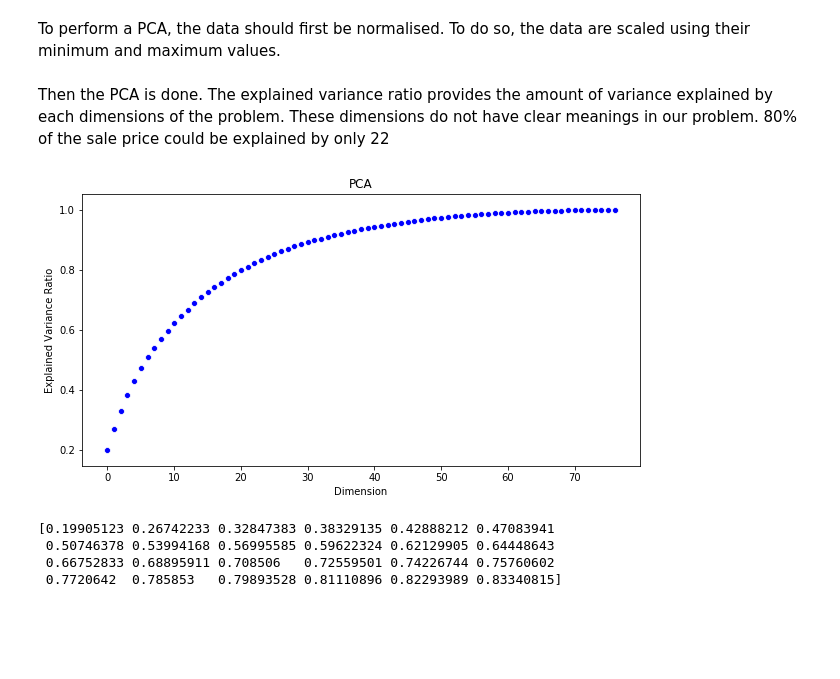
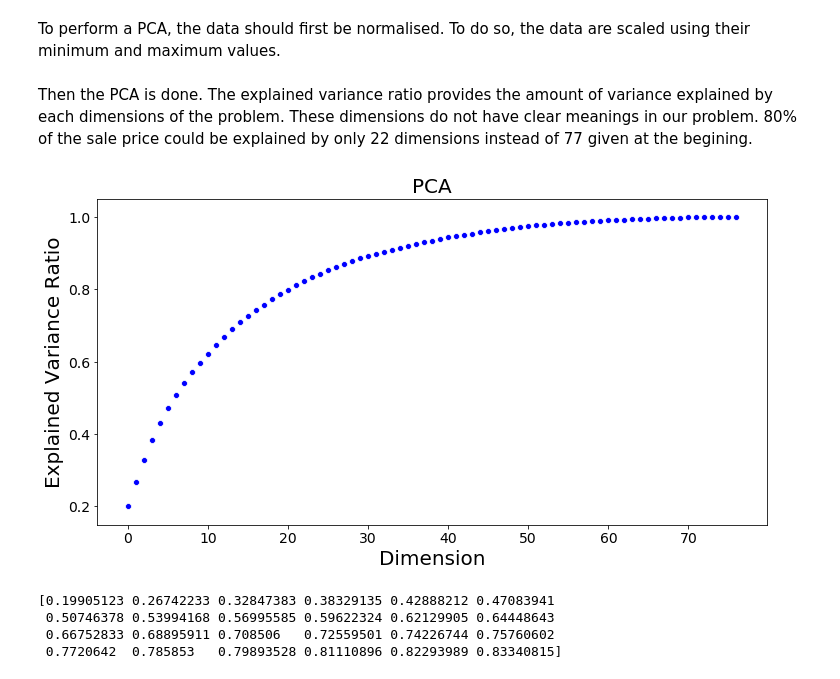
Before and after one commit to BenInTheBox/DataScienceInPractice, a Jupyter notebook: project/main.ipynb, the cells around one changed output. Cells and saved outputs as stored; diff of their text form; code cells hidden in the pictures; blank space fills up the shorter version.

```diff
--- a/project/main.ipynb
+++ b/project/main.ipynb
@@ -379,20 +379,23 @@ data_columns = data_cleaned.columns
 data_cleaned = scaler.fit_transform(data_cleaned)
 data_cleaned = pd.DataFrame(data_cleaned, columns = data_columns)
 # %% [markdown]
-Then the PCA is done. The explained variance ratio provides the amount of variance explained by each dimensions of the problem. These dimensions do not have clear meanings in our problem. 80% of the sale price could be explained by only 22
+Then the PCA is done. The explained variance ratio provides the amount of variance explained by each dimensions of the problem. These dimensions do not have clear meanings in our problem. 80% of the sale price could be explained by only 22 dimensions instead of 77 given at the begining.
 # %%
 pca=PCA()
 pca.fit(data_cleaned.drop(columns="SalePrice"))
 variance = np.cumsum(pca.explained_variance_ratio_)
 # %%
-plt.figure(figsize=(10, 5))
+plt.figure(figsize=(12, 6))
 ax = sns.scatterplot(data=variance,color='b')
-ax.set(xlabel='Dimension', ylabel='Explained Variance Ratio')
-plt.title("PCA")
+ax.set_xlabel('Dimension', fontsize = 20)
+ax.set_ylabel('Explained Variance Ratio', fontsize = 20)
+plt.tick_params(axis='x', labelsize=14)
+plt.tick_params(axis='y', labelsize=14)
+plt.title("PCA", fontsize = 20)
 plt.show()
 print(variance[0:24])
 # %% [output]
-[figure, old version]
+[figure, new version]
 [0.19905123 0.26742233 0.32847383 0.38329135 0.42888212 0.47083941
  0.50746378 0.53994168 0.56995585 0.59622324 0.62129905 0.64448643
  0.66752833 0.68895911 0.708506   0.72559501 0.74226744 0.75760602
```
Also changed, not shown: 1 other file.
